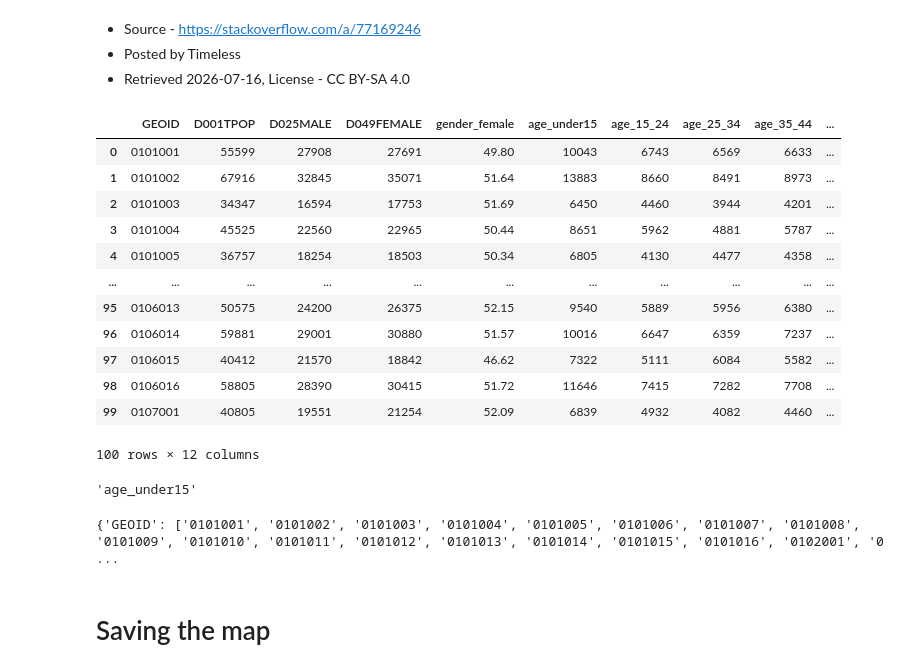
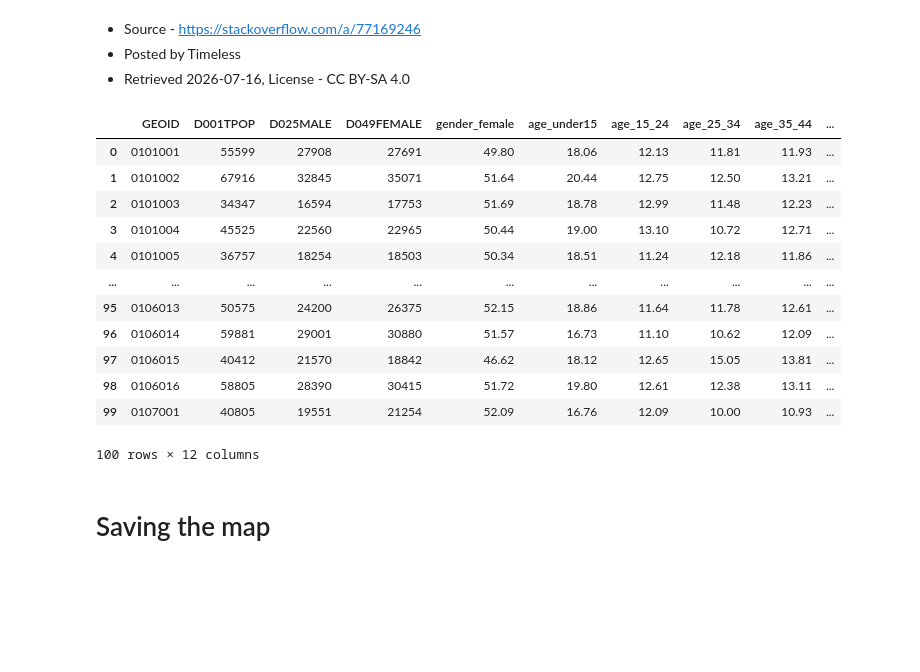
Before and after one commit to camilleberg/congressional_communities, a Jupyter notebook: map project/map_app/map-leaflet-widget.ipynb, the cells around one changed output. Saved outputs shown, nothing was run; the diff lists cells and outputs as text; code cells hidden in the pictures; blank space fills up the shorter version.

Commit message:
finished line graph, need to integrate still

```diff
--- a/map project/map_app/map-leaflet-widget.ipynb
+++ b/map project/map_app/map-leaflet-widget.ipynb
@@ -395,35 +396,37 @@ print(data)
 # %%
 # making smaller age brackets
 data_new = data.assign(
-      age_under15 = lambda x: x.pop('D0020004') + x.pop('D0030509') + x.pop('D0041014')
+      age_under15 = lambda x: round((x.pop('D0020004') + x.pop('D0030509')
+                               + x.pop('D0041014'))/ x['D001TPOP'] * 100, 2)
     ).assign(
-      age_15_24 = lambda x: x.pop('D0051519')+ x.pop('D0062024')
+      age_15_24 = lambda x: round((x.pop('D0051519')+ x.pop('D0062024')) / x['D001TPOP'] * 100, 2)
    ).assign(
-      age_25_34 = lambda x: x.pop('D0072529') + x.pop('D0083034')
+      age_25_34 = lambda x: round((x.pop('D0072529') + x.pop('D0083034')) /x['D001TPOP']*100, 2)
    ).assign(
-      age_35_44 = lambda x: x.pop('D0093539') + x.pop('D0104044')
+      age_35_44 = lambda x: round((x.pop('D0093539') + x.pop('D0104044')) /x['D001TPOP'] * 100, 2)
    ).assign(
-    age_45_54 = lambda x: x.pop('D0114549') + x.pop('D0125054')
+    age_45_54 = lambda x: round((x.pop('D0114549') + x.pop('D0125054')) / x['D001TPOP'] * 100, 2)
    ).assign(
-    age_55_64 = lambda x: x.pop('D0135559') + x.pop('D0146064')
+    age_55_64 = lambda x: round((x.pop('D0135559') + x.pop('D0146064')) / x['D001TPOP'] * 100, 2)
    ).assign(
-    age_over65 = lambda x: x.pop('D0156569') + x.pop('D0167074') + x.pop('D0177579') +
-         x.pop('D0188084') + x.pop('D01985UP'))
+    age_over65 = lambda x: round((x.pop('D0156569') + x.pop('D0167074') + x.pop('D0177579') +
+                            x.pop('D0188084') + x.pop('D01985UP')) / x['D001TPOP'] * 100, 2)
+   )
 
 (data_new)
 # %% [output]
 |  | GEOID | D001TPOP | D025MALE | D049FEMALE | gender_female | age_under15 | age_15_24 | age_25_34 | age_35_44 | ... |
-| 0 | 0101001 | 55599 | 27908 | 27691 | 49.80 | 10043 | 6743 | 6569 | 6633 | ... |
-| 1 | 0101002 | 67916 | 32845 | 35071 | 51.64 | 13883 | 8660 | 8491 | 8973 | ... |
-| 2 | 0101003 | 34347 | 16594 | 17753 | 51.69 | 6450 | 4460 | 3944 | 4201 | ... |
-| 3 | 0101004 | 45525 | 22560 | 22965 | 50.44 | 8651 | 5962 | 4881 | 5787 | ... |
-| 4 | 0101005 | 36757 | 18254 | 18503 | 50.34 | 6805 | 4130 | 4477 | 4358 | ... |
+| 0 | 0101001 | 55599 | 27908 | 27691 | 49.80 | 18.06 | 12.13 | 11.81 | 11.93 | ... |
+| 1 | 0101002 | 67916 | 32845 | 35071 | 51.64 | 20.44 | 12.75 | 12.50 | 13.21 | ... |
+| 2 | 0101003 | 34347 | 16594 | 17753 | 51.69 | 18.78 | 12.99 | 11.48 | 12.23 | ... |
+| 3 | 0101004 | 45525 | 22560 | 22965 | 50.44 | 19.00 | 13.10 | 10.72 | 12.71 | ... |
+| 4 | 0101005 | 36757 | 18254 | 18503 | 50.34 | 18.51 | 11.24 | 12.18 | 11.86 | ... |
 | ... | ... | ... | ... | ... | ... | ... | ... | ... | ... | ... |
-| 95 | 0106013 | 50575 | 24200 | 26375 | 52.15 | 9540 | 5889 | 5956 | 6380 | ... |
-| 96 | 0106014 | 59881 | 29001 | 30880 | 51.57 | 10016 | 6647 | 6359 | 7237 | ... |
-| 97 | 0106015 | 40412 | 21570 | 18842 | 46.62 | 7322 | 5111 | 6084 | 5582 | ... |
-| 98 | 0106016 | 58805 | 28390 | 30415 | 51.72 | 11646 | 7415 | 7282 | 7708 | ... |
-| 99 | 0107001 | 40805 | 19551 | 21254 | 52.09 | 6839 | 4932 | 4082 | 4460 | ... |
+| 95 | 0106013 | 50575 | 24200 | 26375 | 52.15 | 18.86 | 11.64 | 11.78 | 12.61 | ... |
+| 96 | 0106014 | 59881 | 29001 | 30880 | 51.57 | 16.73 | 11.10 | 10.62 | 12.09 | ... |
+| 97 | 0106015 | 40412 | 21570 | 18842 | 46.62 | 18.12 | 12.65 | 15.05 | 13.81 | ... |
+| 98 | 0106016 | 58805 | 28390 | 30415 | 51.72 | 19.80 | 12.61 | 12.38 | 13.11 | ... |
+| 99 | 0107001 | 40805 | 19551 | 21254 | 52.09 | 16.76 | 12.09 | 10.00 | 10.93 | ... |
 100 rows × 12 columns
 # %%
 # extracting age brackets
@@ -434,31 +433,0 @@ demographics_data = data_new
-# %%
-age_brackets[0]
-# %% [output]
-'age_under15'
-# %%
-# building out line graph
-
-import plotly.graph_objects as go
-from graph_programs.custom_colors import custom_continuous
-
-fig_age = go.Figure()
-
-# making backgroufn transparent
-fig_age.update_layout({'plot_bgcolor': 'rgba(0, 0, 0, 0)', 'paper_bgcolor': 'rgba(0, 0, 0, 0)'})
-
-# getting rid of grid lines
-fig_age.update_xaxes(showgrid=False)
-fig_age.update_yaxes(showgrid=False)
-
-# indexes the data at GEOID
-demo_indexed = demographics_data.set_index("GEOID")
-# filters in specific GEOIDS
-subset = demo_indexed.loc[geoids_df["GEOID"], age_brackets]
-# builds out dictiornary
-plt_data = {"GEOID": subset.index.tolist(), **{age: subset[age].tolist() for age in age_brackets}}
-
-
-
-fig_age.show()
-# %% [output]
-{'GEOID': ['0101001', '0101002', '0101003', '0101004', '0101005', '0101006', '0101007', '0101008', '0101009', '0101010', '0101011', '0101012', '0101013', '0101014', '0101015', '0101016', '0102001', '0 ...
```
Also changed, not shown: parts of 9 cells of this notebook, 2 other files.
